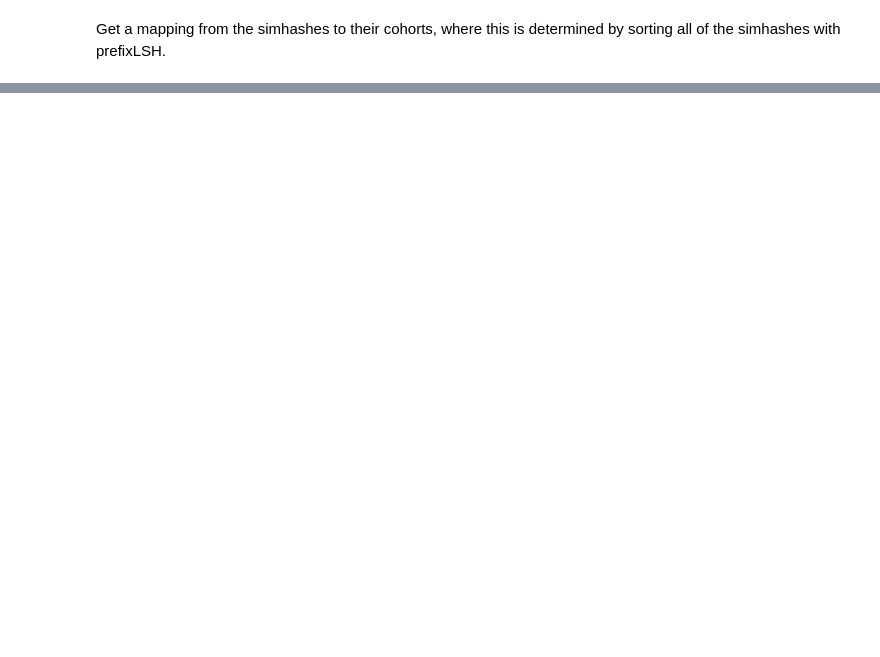
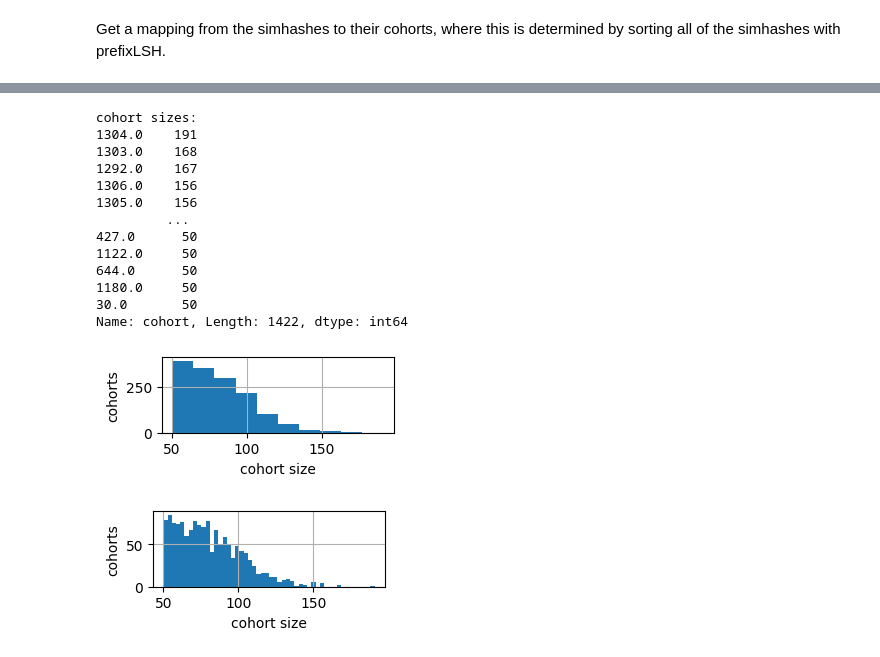
Before and after one commit to aberke/floc-analysis, a Jupyter notebook: notebooks/floc_cohorts.ipynb, the cells around one changed output, grey strips where cells are left out. Drawn from its saved outputs; the diff is of its cells as text; code cells hidden in the pictures; blank space fills up the shorter version.

```diff
--- a/notebooks/floc_cohorts.ipynb
+++ b/notebooks/floc_cohorts.ipynb
@@ -269,0 +459,5 @@ Name: cohort, Length: 476, dtype: int64
+# %%
+weeks_machines_domains_f_df = weeks_machines_domains_df.copy()
+filter_domains = lambda domains: [d for d in domains if d not in bad_domains]
+weeks_machines_domains_f_df['domains'] = weeks_machines_domains_f_df['domains'].apply(filter_domains)
+weeks_machines_domains_f_df['n_domains'] = weeks_machines_domains_f_df['domains'].apply(len)
@@ -269,0 +578,16 @@ Name: cohort, Length: 476, dtype: int64
+# %%
+def get_panel_week_combo(p, debug=True):
+    """
+    Returns a panel that combines multiple panel ids (p) from different weeks.
+    where panel ids and weeks are randomly sampled without replacement
+    and each panel id is combined with one week
+    """
+    panel_ids = np.random.choice(panels_df.panel_id.unique(), size=p, replace=False)
+    weeks = np.random.choice(list(range(1,52+1)), size=p, replace=False)
+    if debug:
+        print('using panel id, week combos:', list(zip(panel_ids, weeks)))
+    pdf = panels_df[panels_df.panel_id.isin(panel_ids)].copy()
+    pdf['week'] = pdf.panel_id.map(dict(zip(panel_ids, weeks)))
+    pdf = pdf.set_index(['machine_id','week'])
+    pdf['simhash'] = weeks_machines_7domains_df.set_index(['machine_id','week'])['simhash']
+    return pdf
@@ -269,0 +876,10 @@ Name: cohort, Length: 476, dtype: int64
+# %%
+# make a panel out of p panel ids
+panel_week_combo = get_panel_week_combo(20)
+cohorts_dict = prefixLSH.get_cohorts_dict(panel_week_combo.dropna()['simhash'].astype(int), min_k=50)
+panel_week_combo['cohort'] = panel_week_combo['simhash'].map(cohorts_dict)
+
+print("%s cohorts" % panel_week_combo["cohort"].nunique())
+assert(panel_week_combo["cohort"].max() == panel_week_combo["cohort"].nunique())
+
+panel_week_combo.head()
@@ -269,0 +896,29 @@ Name: cohort, Length: 476, dtype: int64
+# %%
+print('cohort sizes:')
+print(panel_week_combo["cohort"].value_counts())
+
+fig,ax = plt.subplots(1,1,figsize=(3,1), dpi=100)
+panel_week_combo["cohort"].value_counts().hist(ax=ax)
+plt.ylabel("cohorts")
+_ = plt.xlabel("cohort size")
+plt.show()
+fig,ax = plt.subplots(1,1,figsize=(3,1), dpi=100)
+panel_week_combo["cohort"].value_counts().hist(ax=ax, bins=50)
+plt.ylabel("cohorts")
+_ = plt.xlabel("cohort size")
+# %% [output]
+cohort sizes:
+1304.0    191
+1303.0    168
+1292.0    167
+1306.0    156
+1305.0    156
+         ...
+427.0      50
+1122.0     50
+644.0      50
+1180.0     50
+30.0       50
+Name: cohort, Length: 1422, dtype: int64
+[figure, added]
+[figure, added]
```
Also changed, not shown: parts of 61 cells of this notebook, 1 other file.
